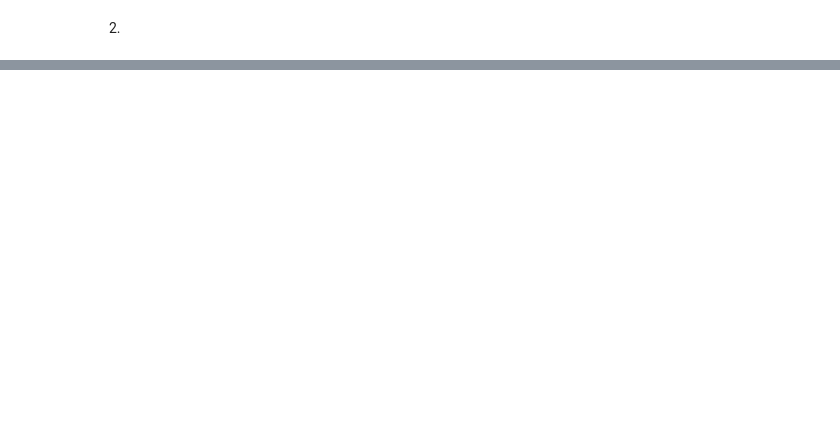
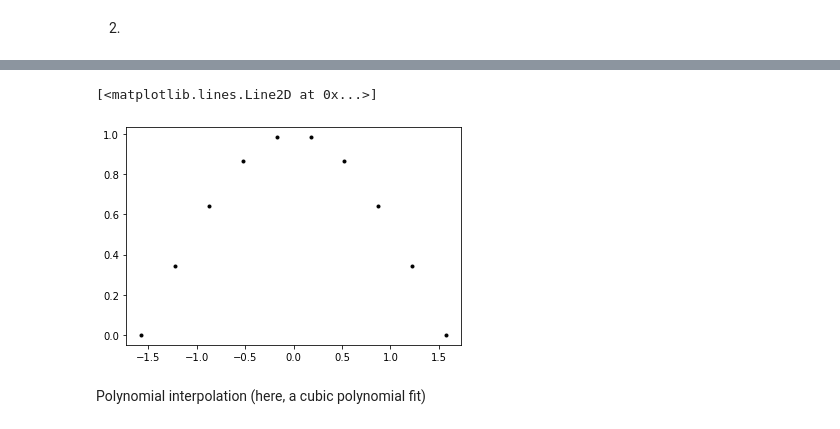
Before and after one commit to PatrickHorlaville/PHYS512, a Jupyter notebook: assignment_1/PS1_notebook.ipynb, the cells around one changed output, grey strips where cells are left out. Drawn from its saved outputs; the diff is of its cells as text; code cells hidden in the pictures; blank space fills up the shorter version.

```diff
--- a/assignment_1/PS1_notebook.ipynb
+++ b/assignment_1/PS1_notebook.ipynb
@@ -71,0 +204,10 @@ for i,j in enumerate(np.array([0,1,4,5,9])):
+# %%
+x_true = np.linspace(-np.pi/2, np.pi/2, 10)
+y_true = np.cos(x_true)
+# %%
+plt.plot(x_true, y_true, '.k')
+# %% [output]
+[<matplotlib.lines.Line2D at 0x...>]
+[figure, added]
+# %% [markdown]
+Polynomial interpolation (here, a cubic polynomial fit)
```
Also changed, not shown: parts of 43 cells of this notebook, 2 other files.
